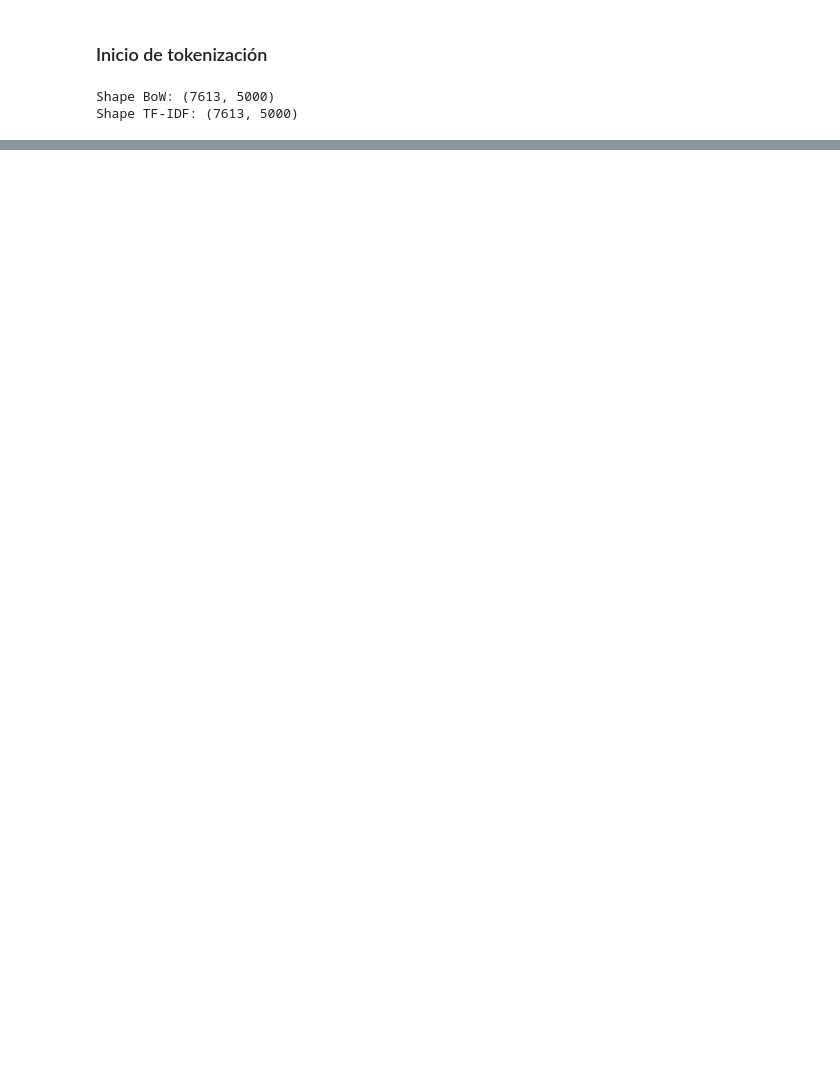
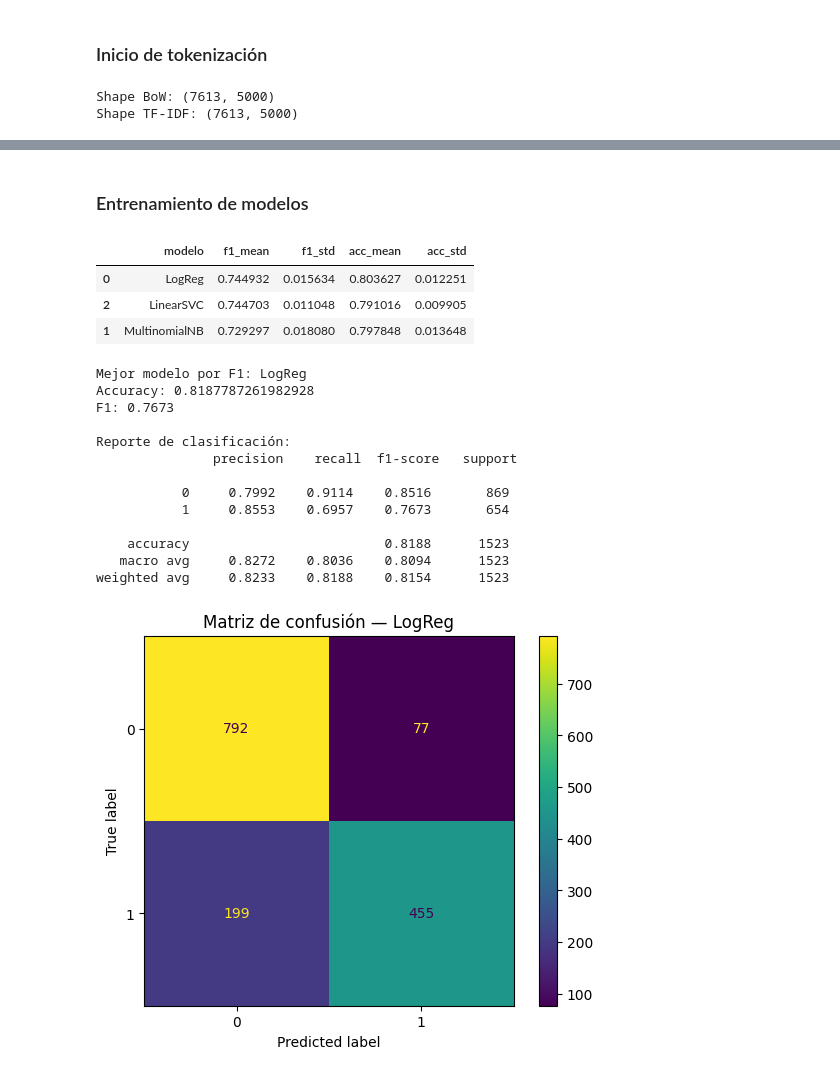
Before and after one commit to SebasJuarez/DS-Collection, a Jupyter notebook: TextMining.ipynb, the cells around one changed output, grey strips where cells are left out. Saved outputs shown, nothing was run; the diff lists cells and outputs as text; code cells hidden in the pictures; blank space fills up the shorter version.

```diff
--- a/TextMining.ipynb
+++ b/TextMining.ipynb
@@ -178,0 +321,66 @@ Shape TF-IDF: (7613, 5000)
+# %% [markdown]
+### Entrenamiento de modelos
+# %%
+# Entrenamos los diferentes modelos
+def make_pipeline(model):
+    return Pipeline([
+        ("tfidf", TfidfVectorizer(max_features=20000, ngram_range=(1,2), stop_words="english",
+                                  sublinear_tf=True)),
+        ("clf", model)
+    ])
+
+models = {
+    "LogReg": LogisticRegression(max_iter=300, n_jobs=None, random_state=RANDOM_STATE),
+    "MultinomialNB": MultinomialNB(),
+    "LinearSVC": LinearSVC(random_state=RANDOM_STATE)
+}
+
+results = []
+for name, clf in models.items():
+    pipe = make_pipeline(clf)
+    skf = StratifiedKFold(n_splits=5, shuffle=True, random_state=RANDOM_STATE)
+    f1 = cross_val_score(pipe, X, y, scoring="f1", cv=skf, n_jobs=-1)
+    acc = cross_val_score(pipe, X, y, scoring="accuracy", cv=skf, n_jobs=-1)
+    results.append({"modelo": name, "f1_mean": f1.mean(), "f1_std": f1.std(),
+                    "acc_mean": acc.mean(), "acc_std": acc.std()})
+
+res_df = pd.DataFrame(results).sort_values("f1_mean", ascending=False)
+res_df
+# %% [output]
+|  | modelo | f1_mean | f1_std | acc_mean | acc_std |
+| 0 | LogReg | 0.744932 | 0.015634 | 0.803627 | 0.012251 |
+| 2 | LinearSVC | 0.744703 | 0.011048 | 0.791016 | 0.009905 |
+| 1 | MultinomialNB | 0.729297 | 0.018080 | 0.797848 | 0.013648 |
+# %%
+# Mejor modelo basado en los resultados
+best_name = res_df.iloc[0]["modelo"]
+print("Mejor modelo por F1:", best_name)
+
+best_clf = models[best_name]
+best_pipe = make_pipeline(best_clf)
+best_pipe.fit(X_train, y_train)
+
+pred = best_pipe.predict(X_valid)
+print("Accuracy:", accuracy_score(y_valid, pred))
+print("F1:", f1_score(y_valid, pred).round(4))
+print("\nReporte de clasificación:\n", classification_report(y_valid, pred, digits=4))
+
+cm = confusion_matrix(y_valid, pred, labels=[0,1])
+disp = ConfusionMatrixDisplay(confusion_matrix=cm, display_labels=[0,1])
+disp.plot(values_format="d"); plt.title(f"Matriz de confusión — {best_name}")
+plt.show()
+# %% [output]
+Mejor modelo por F1: LogReg
+Accuracy: 0.8187787261982928
+F1: 0.7673
+
+Reporte de clasificación:
+               precision    recall  f1-score   support
+
+           0     0.7992    0.9114    0.8516       869
+           1     0.8553    0.6957    0.7673       654
+
+    accuracy                         0.8188      1523
+   macro avg     0.8272    0.8036    0.8094      1523
+weighted avg     0.8233    0.8188    0.8154      1523
+[figure, added]
```
Also changed, not shown: parts of 24 cells of this notebook, 1 other file.
